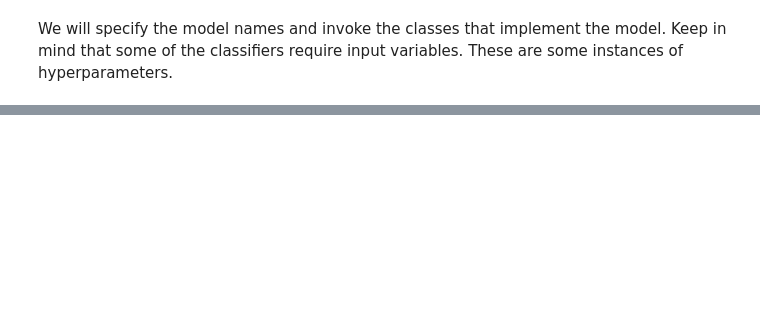
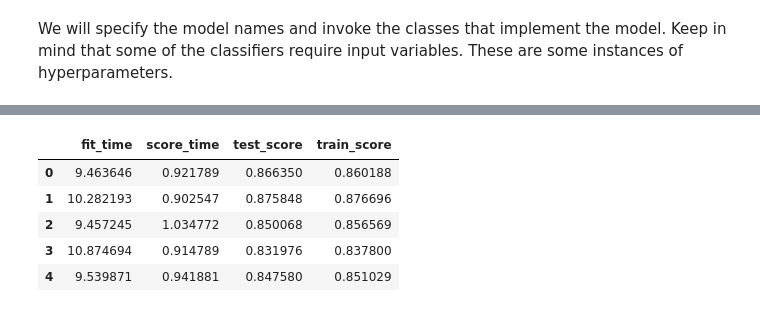
Before and after one commit to MichaelGeremy/Advanced-Classiffication-Hackathon-, a Jupyter notebook: Hackathon Michael Mwenda.ipynb, the cells around one changed output, grey strips where cells are left out. Saved outputs shown, nothing was run; the diff lists cells and outputs as text; code cells hidden in the pictures; blank space fills up the shorter version.

```diff
--- a/Hackathon Michael Mwenda.ipynb
+++ b/Hackathon Michael Mwenda.ipynb
@@ -531,0 +325,14 @@ Please also refer to the documentation for alternative solver options:
+# %%
+pipe_nb3 = make_pipeline(
+    CountVectorizer(),
+    SVC(C = 50, degree = 1, gamma = "auto", kernel = "rbf", probability = True,max_iter=15)
+)
+scores = cross_validate(pipe_nb3, X_train, y_train, return_train_score=True)
+pd.DataFrame(scores)
+# %% [output]
+|  | fit_time | score_time | test_score | train_score |
+| 0 | 9.463646 | 0.921789 | 0.866350 | 0.860188 |
+| 1 | 10.282193 | 0.902547 | 0.875848 | 0.876696 |
+| 2 | 9.457245 | 1.034772 | 0.850068 | 0.856569 |
+| 3 | 10.874694 | 0.914789 | 0.831976 | 0.837800 |
+| 4 | 9.539871 | 0.941881 | 0.847580 | 0.851029 |
```
Also changed, not shown: parts of 44 cells of this notebook.
